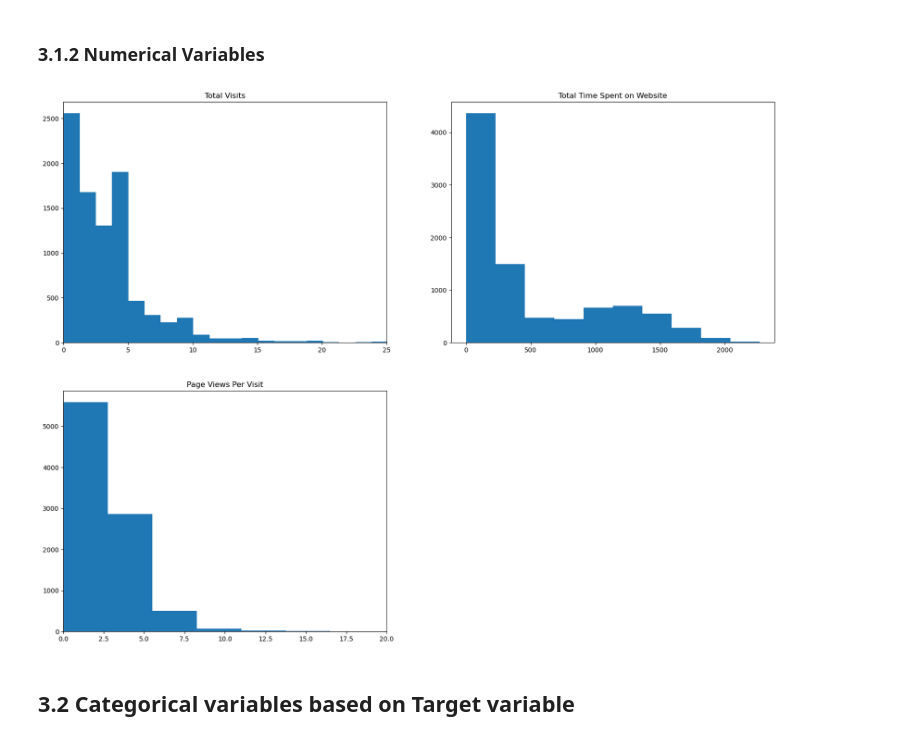
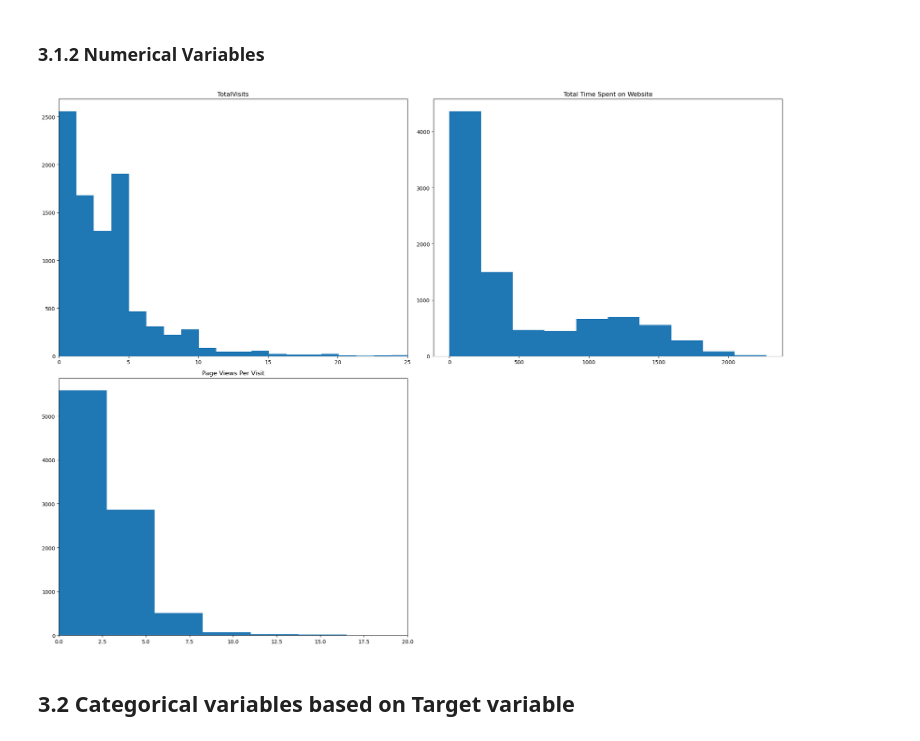
Before and after one commit to PrakNew/Lead-Scoring-Upgrad, a Jupyter notebook: lead_scoring_case_study.ipynb, the cells around one changed output. Cells and saved outputs as stored; diff of their text form; code cells hidden in the pictures.

```diff
--- a/lead_scoring_case_study.ipynb
+++ b/lead_scoring_case_study.ipynb
@@ -349,23 +341,35 @@ plt.show()
 # %% [markdown]
 ### 3.1.2 Numerical Variables
-# %%
-plt.figure(figsize = (20,15))  # Setting the figure size for ease of reading the plot
-
-plt.subplot(221)  # Subplot for ease of comparing the plots
-plt.hist(lead_data['TotalVisits'], bins = 200)
-plt.title('Total Visits')  # Setting the title for the plot
-plt.xlim(0,25)
-
-plt.subplot(222)  # Subplot for ease of comparing the plots
-plt.hist(lead_data['Total Time Spent on Website'], bins = 10)
-plt.title('Total Time Spent on Website')  # Setting the title for the plot
-
-plt.subplot(223)  # Subplot for ease of comparing the plots
-plt.hist(lead_data['Page Views Per Visit'], bins = 20)
-plt.title('Page Views Per Visit')  # Setting the title for the plot
-plt.xlim(0,20)
-plt.show()
-# %% [output]
-[figure, removed]
+# %%
+# Create figure and axes for subplots
+fig, axes = plt.subplots(2, 2, figsize=(20, 15))
+
+# Define variables and their plot settings
+plot_vars = [
+    ('TotalVisits', {'bins': 200, 'xlim': (0, 25)}),
+    ('Total Time Spent on Website', {'bins': 10}),
+    ('Page Views Per Visit', {'bins': 20, 'xlim': (0, 20)})
+]
+
+# Create histograms
+for idx, (var, settings) in enumerate(plot_vars):
+    row = idx // 2
+    col = idx % 2
+
+    # Plot histogram
+    axes[row, col].hist(lead_data[var], bins=settings.get('bins'))
+    axes[row, col].set_title(var)
+
+    # Set xlim if specified
+    if 'xlim' in settings:
+        axes[row, col].set_xlim(*settings['xlim'])
+
+# Remove empty subplot
+axes[1, 1].remove()
+
+plt.tight_layout()
+plt.show()
+# %% [output]
+[figure, added]
 # %% [markdown]
 ## 3.2 Categorical variables based on Target variable
```
Also changed, not shown: parts of 9 cells of this notebook.
